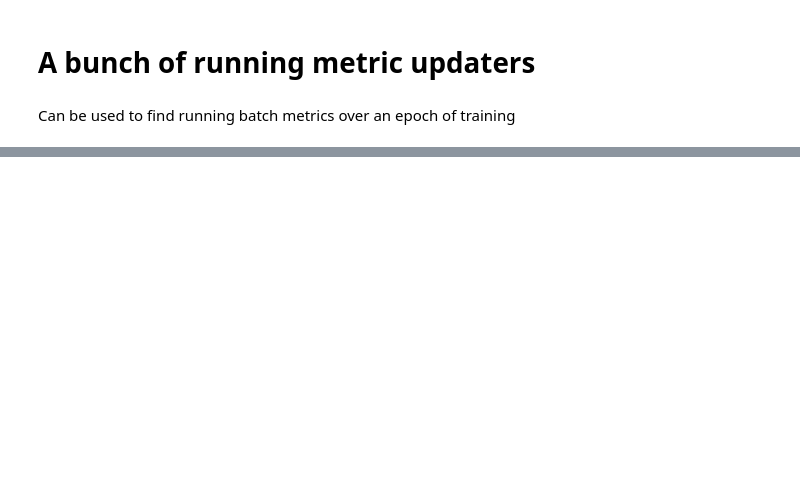
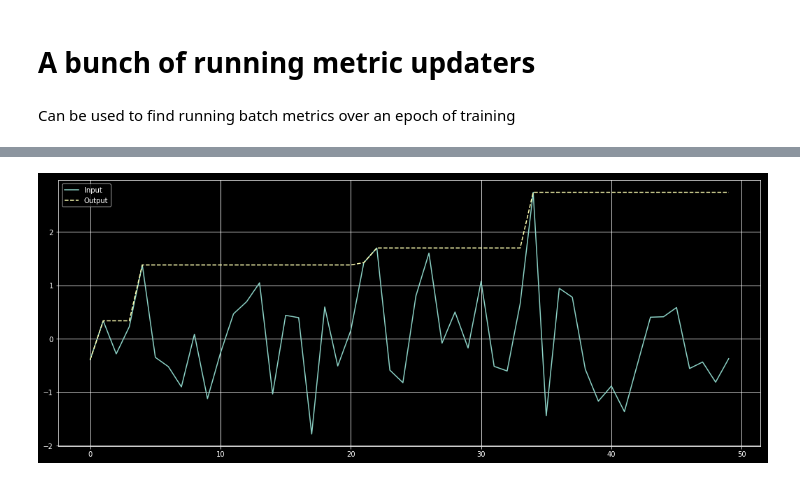
Before and after one commit to rajatvd/pytorch-utils, a Jupyter notebook: notebooks/updaters.ipynb, the cells around one changed output, grey strips where cells are left out. Saved outputs shown, nothing was run; the diff lists cells and outputs as text; code cells hidden in the pictures; blank space fills up the shorter version.

```diff
--- a/notebooks/updaters.ipynb
+++ b/notebooks/updaters.ipynb
@@ -30,7 +30,7 @@ def maxxer():
 %%writefile_run $filename -a
 
 
-def maxxer():
+def minner():
     """A running updater which takes min of the metric"""
     running_min = yield
     while True:
@@ -47,0 +88,4 @@ def latest():
+# %%
+test_updater(maxxer())
+# %% [output]
+[figure, added]
```
Also changed, not shown: parts of 8 cells of this notebook, 5 other files.
